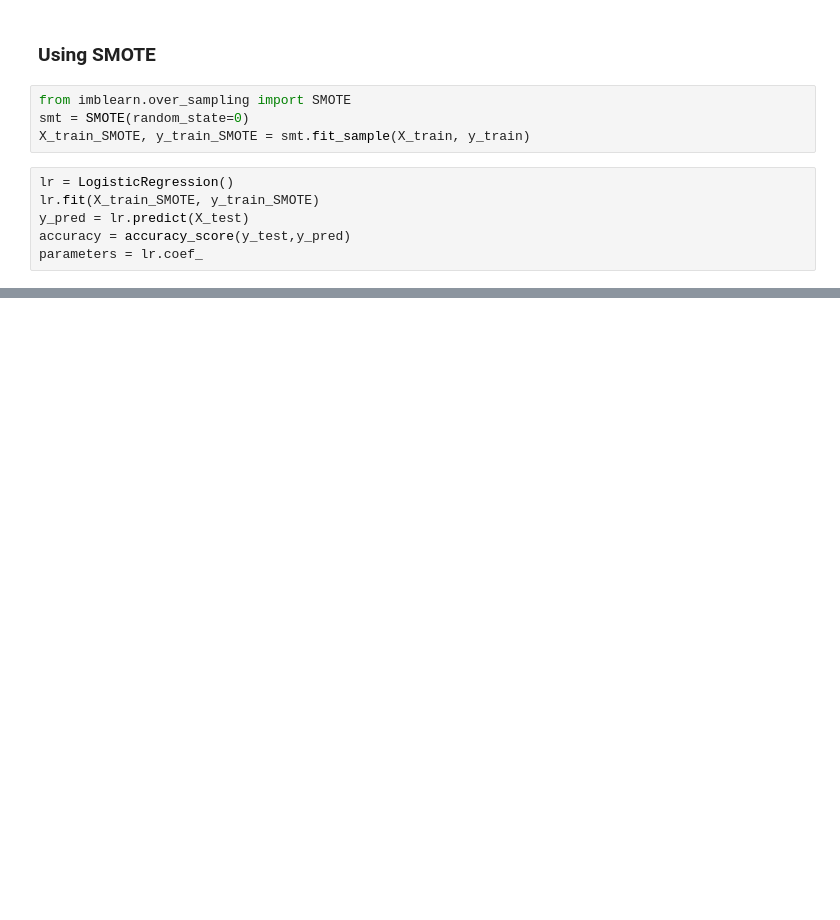
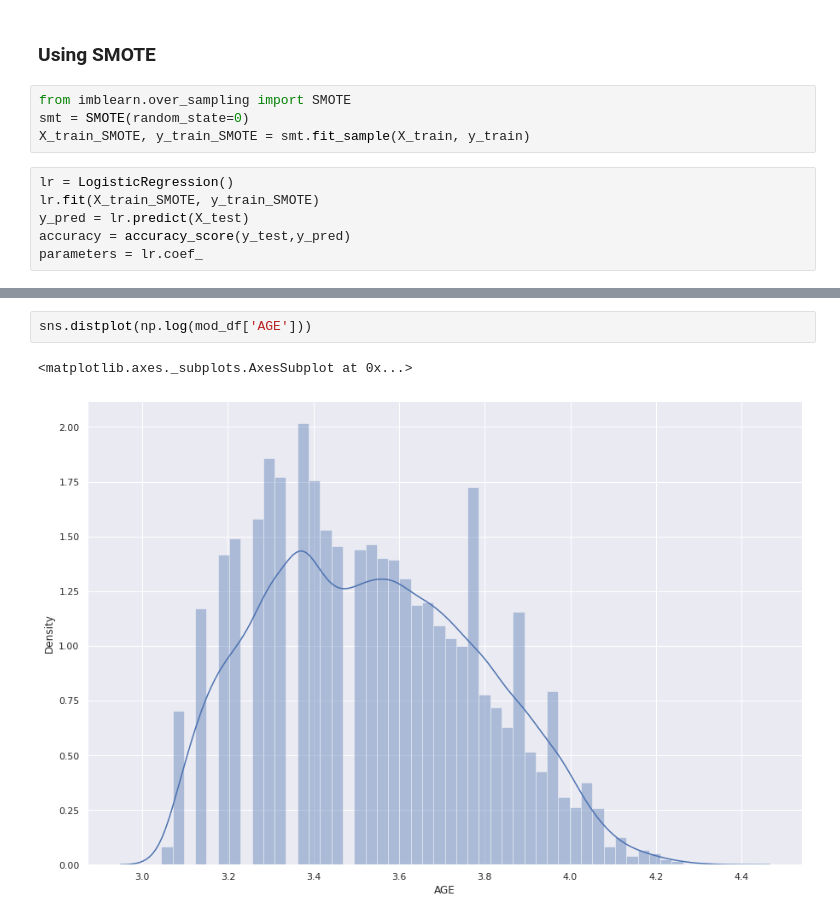
Before and after one commit to M0n1ka-05/Credit_Card_Default_Prediction, a Jupyter notebook: Monika_Shinde_Team_3_Credit_Card_Default_Prediction_Capstone_Project.ipynb, the cells around one changed output, grey strips where cells are left out. Drawn from its saved outputs; the diff is of its cells as text; blank space fills up the shorter version.

```diff
--- a/Monika_Shinde_Team_3_Credit_Card_Default_Prediction_Capstone_Project.ipynb
+++ b/Monika_Shinde_Team_3_Credit_Card_Default_Prediction_Capstone_Project.ipynb
@@ -457,0 +522,5 @@ weighted avg       0.79      0.77      0.78      7500
+# %%
+sns.distplot(np.log(mod_df['AGE']))
+# %% [output]
+<matplotlib.axes._subplots.AxesSubplot at 0x...>
+[figure, added]
```
Also changed, not shown: parts of 26 cells of this notebook.
